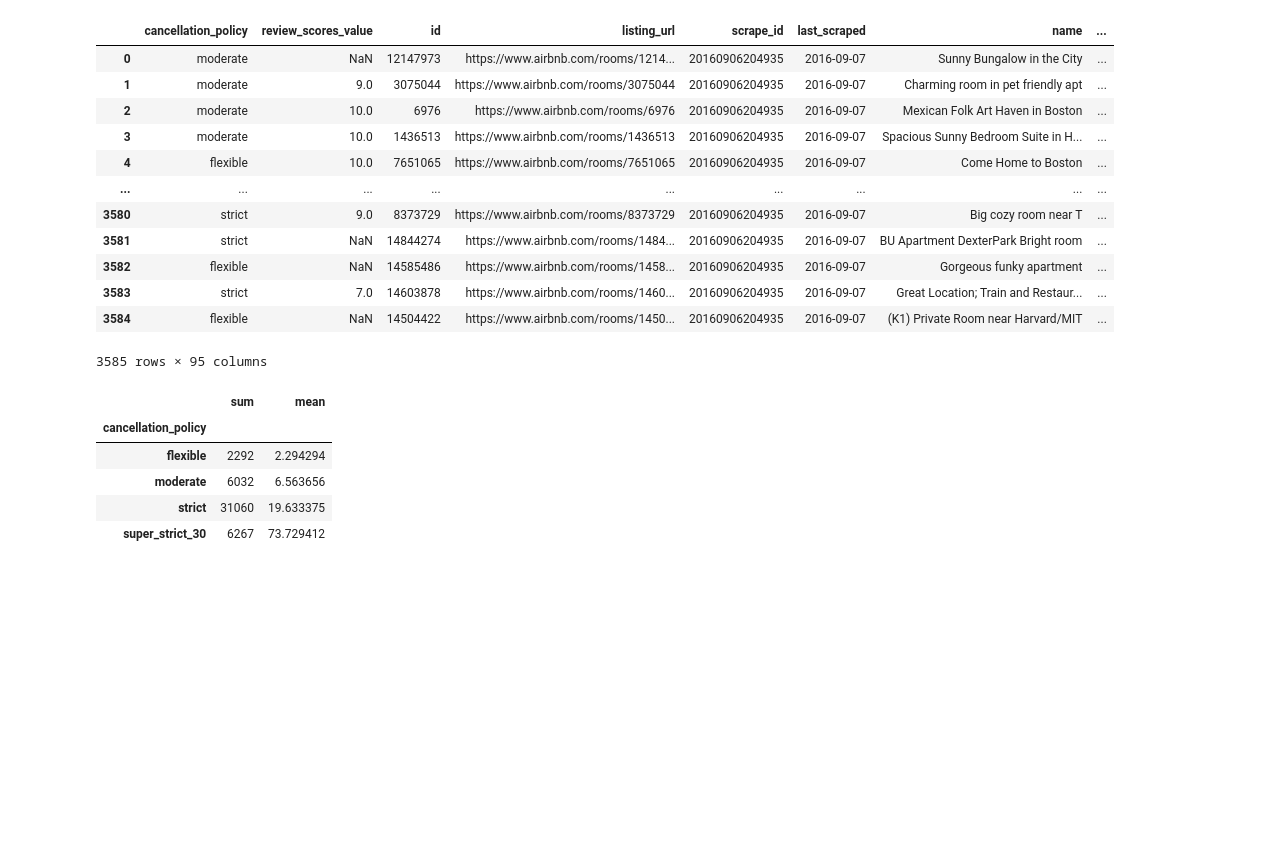
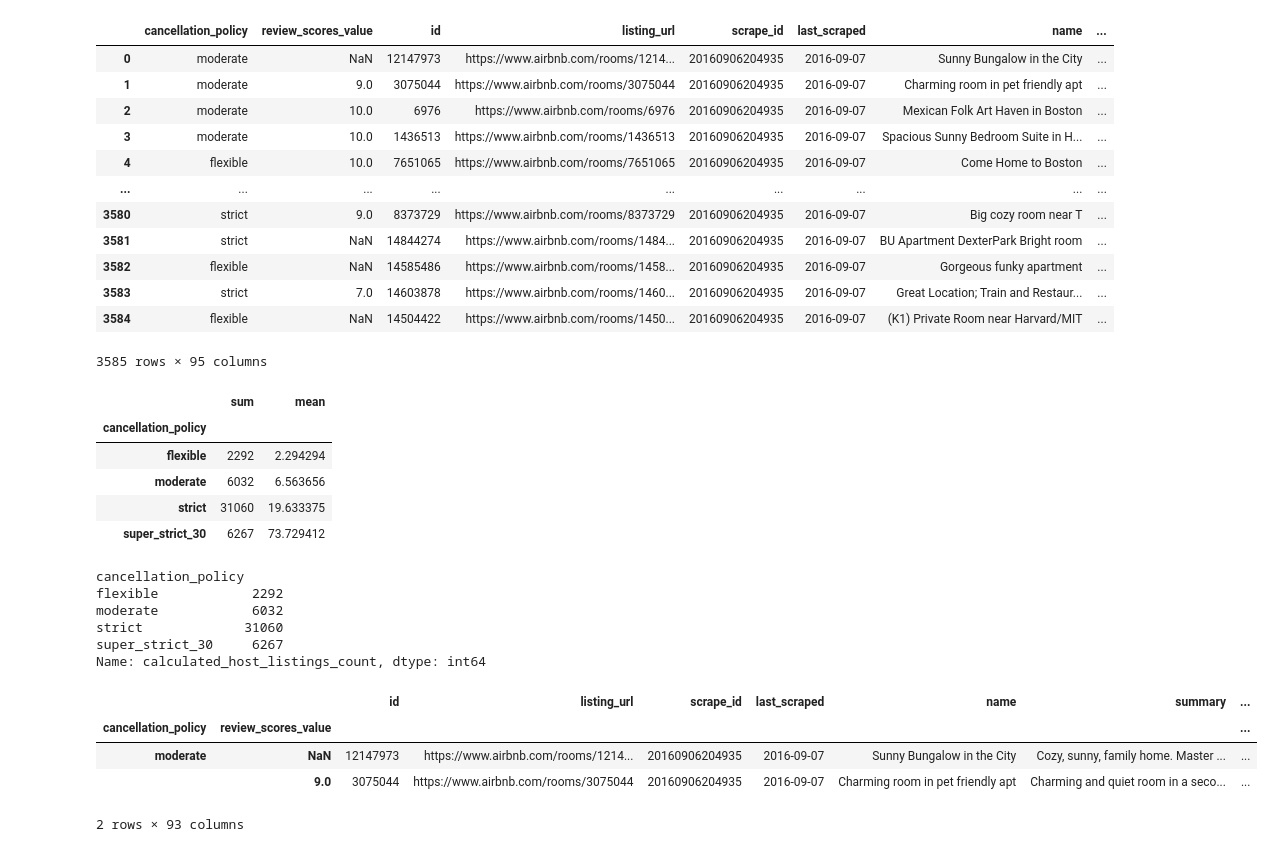
Before and after one commit to GOLISHYAMP/Data_cleaning, a Jupyter notebook: DataCleaning jupyter files/Python_GroupBy.ipynb, the cells around one changed output. Saved outputs shown, nothing was run; the diff lists cells and outputs as text; code cells hidden in the pictures; blank space fills up the shorter version.

```diff
--- a/DataCleaning jupyter files/Python_GroupBy.ipynb
+++ b/DataCleaning jupyter files/Python_GroupBy.ipynb
@@ -194,3 +204,20 @@ df.groupby("cancellation_policy").agg(["sum","mean"])["calculated_host_listings_
 | moderate | 6032 | 6.563656 |
 | strict | 31060 | 19.633375 |
 | super_strict_30 | 6267 | 73.729412 |
+# %%
+df.groupby("cancellation_policy").sum()["calculated_host_listings_count"]
+# %% [output]
+cancellation_policy
+flexible            2292
+moderate            6032
+strict             31060
+super_strict_30     6267
+Name: calculated_host_listings_count, dtype: int64
+# %%
+df.head(2)
+# %% [output]
+|  |  | id | listing_url | scrape_id | last_scraped | name | summary | ... |
+| cancellation_policy | review_scores_value |  |  |  |  |  |  | ... |
+| moderate | NaN | 12147973 | https://www.airbnb.com/rooms/1214... | 20160906204935 | 2016-09-07 | Sunny Bungalow in the City | Cozy, sunny, family home. Master ... | ... |
+|  | 9.0 | 3075044 | https://www.airbnb.com/rooms/3075044 | 20160906204935 | 2016-09-07 | Charming room in pet friendly apt | Charming and quiet room in a seco... | ... |
+2 rows × 93 columns
```
Also changed, not shown: parts of 20 cells of this notebook, 1 other file.
